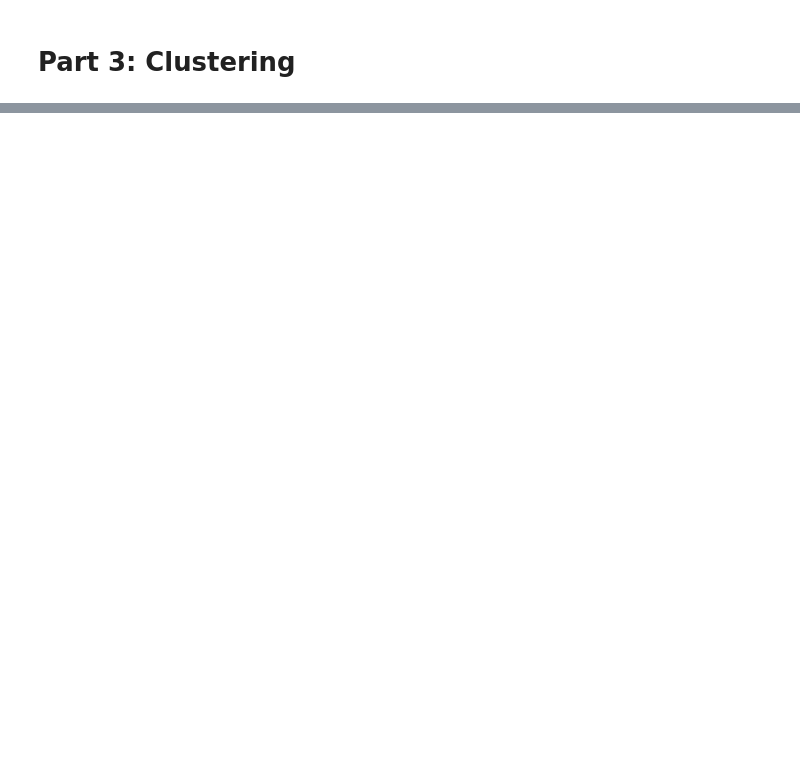
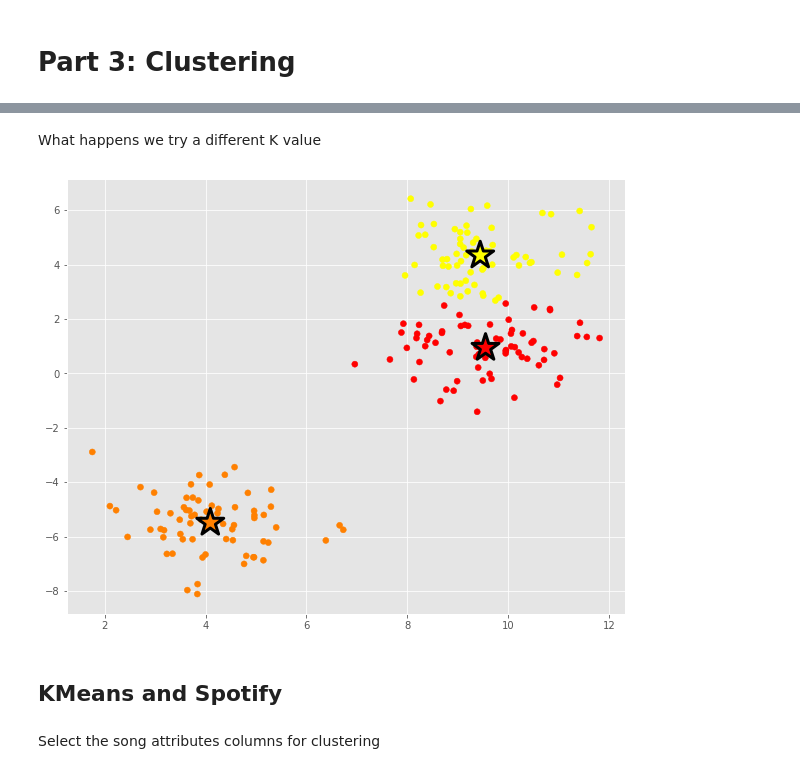
Before and after one commit to dlab-berkeley/Python-Machine-Learning, a Jupyter notebook: 3_clustering.ipynb, the cells around one changed output, grey strips where cells are left out. Saved outputs shown, nothing was run; the diff lists cells and outputs as text; code cells hidden in the pictures; blank space fills up the shorter version.

```diff
--- a/3_clustering.ipynb
+++ b/3_clustering.ipynb
@@ -232,0 +9,13 @@ plt.show()
+# %%
+#imports
+import pandas as pd
+import numpy as np
+import matplotlib.pyplot as plt
+import seaborn as sb
+
+from sklearn.preprocessing import StandardScaler
+from sklearn.cluster import KMeans, AgglomerativeClustering
+from sklearn.metrics import silhouette_samples, silhouette_score
+from sklearn.datasets import make_blobs, make_circles, make_moons
+
+plt.style.use("ggplot")
@@ -232,0 +117,3 @@ plt.show()
+# %%
+X, _ = make_blobs(n_samples=200, n_features=2, random_state=4)
+X[:5]
@@ -232,0 +178,18 @@ plt.show()
+# %% [markdown]
+What happens we try a different K value
+# %%
+km = KMeans(n_clusters=3)
+km.fit(X)
+labels = km.labels_
+centriods = km.cluster_centers_
+plt.figure(figsize=(10, 8))
+plt.scatter(x = X[:, 0], y = X[:, 1], c=labels, cmap="autumn")
+plt.scatter(x = centriods[:, 0], y = centriods[:, 1],
+            s=800, marker="*", c=list(set(labels)),
+            edgecolors=["black","black", "black"], cmap="autumn", linewidths=3);
+# %% [output]
+[figure, added]
+# %% [markdown]
+## KMeans and Spotify
+# %% [markdown]
+Select the song attributes columns for clustering
```
Also changed, not shown: parts of 132 cells of this notebook, 1 other file.
